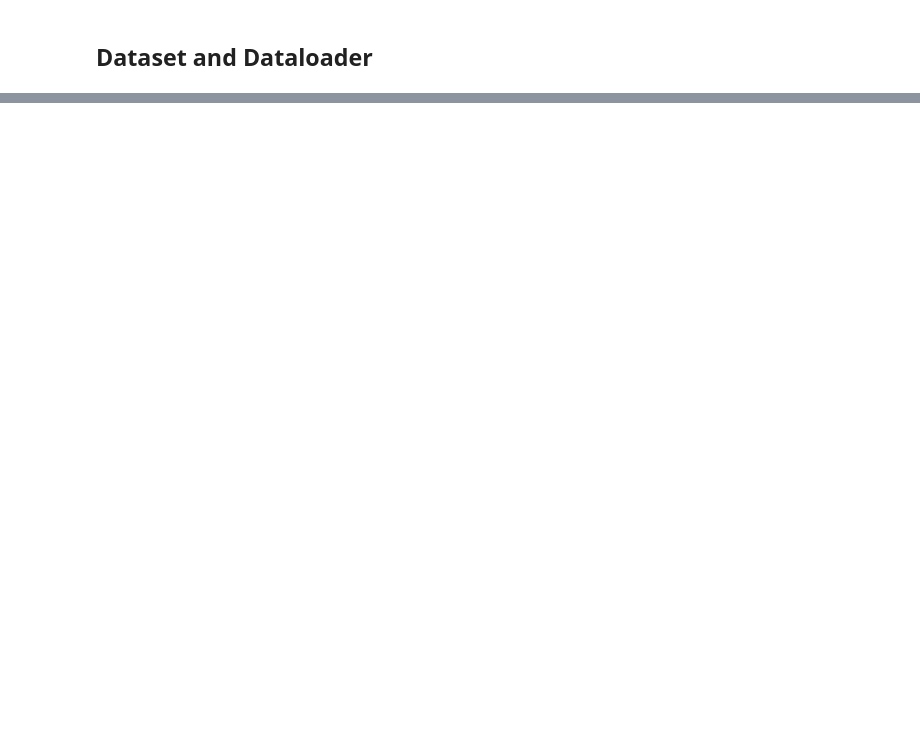
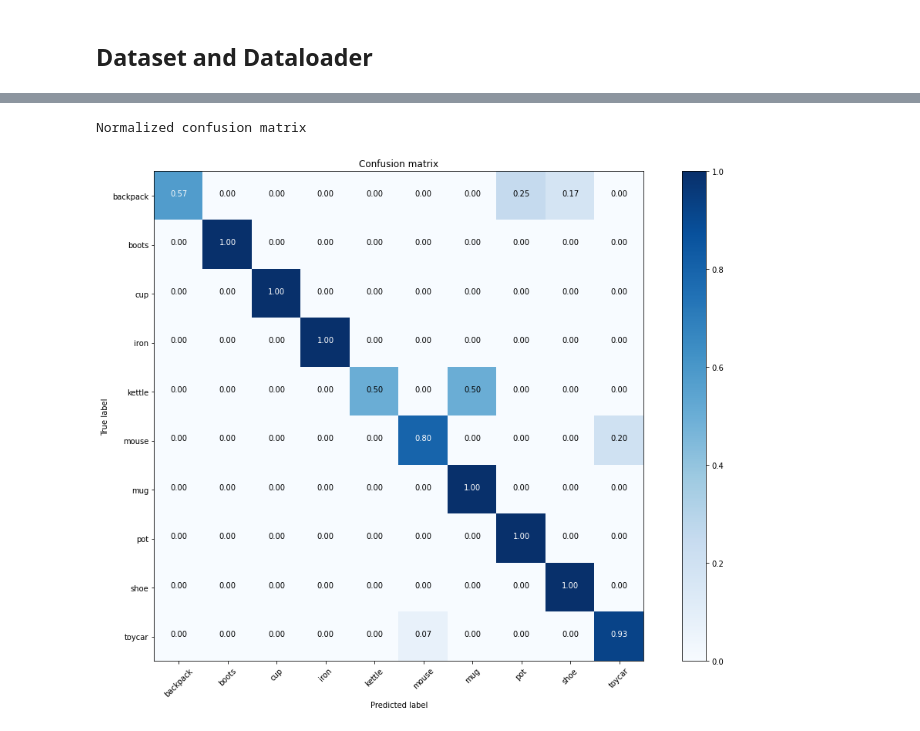
Before and after one commit to goddamnparticle/esogu_toyds, a Jupyter notebook: train_notebook.ipynb, the cells around one changed output, grey strips where cells are left out. Drawn from its saved outputs; the diff is of its cells as text; code cells hidden in the pictures; blank space fills up the shorter version.

```diff
--- a/train_notebook.ipynb
+++ b/train_notebook.ipynb
@@ -268,14 +300,6 @@ class PointNetSetAbstraction(nn.Module):
         self.group_all = group_all
 
     def forward(self, xyz, points):
-        """
-        Input:
-            xyz: input points position data, [B, C, N]
-            points: input points data, [B, D, N]
-        Return:
-            new_xyz: sampled points position data, [B, C, S]
-            new_points_concat: sample points feature data, [B, D', S]
-        """
         xyz = xyz.permute(0, 2, 1)
         if points is not None:
             points = points.permute(0, 2, 1)
@@ -292,7 +316,6 @@ class PointNetSetAbstraction(nn.Module):
         for i, conv in enumerate(self.mlp_convs):
             bn = self.mlp_bns[i]
             new_points = F.relu(bn(conv(new_points)))
-
         new_points = torch.max(new_points, 2)[0]
         new_xyz = new_xyz.permute(0, 2, 1)
         return new_xyz, new_points
@@ -343,4 +381,5 @@ classifier = PointNet(num_class=40, normal_channel=False).to('cuda')
 # %%
+classifier = PointNet(num_class=10, normal_channel=False).to('cuda')
 optimizer = torch.optim.Adam(
     classifier.parameters(),
     lr=1e-3,
@@ -384,0 +450,35 @@ for epoch in range(NUM_EPOCHS):
+# %%
+all_targets = torch.cat(all_targets)
+all_preds = torch.cat(all_preds)
+# %%
+con_matrix = confusion_matrix(all_targets, all_preds)
+
+# function from https://deeplizard.com/learn/video/0LhiS6yu2qQ
+def plot_confusion_matrix(cm, classes, normalize=False, title='Confusion matrix', cmap=plt.cm.Blues):
+    if normalize:
+        cm = cm.astype('float') / cm.sum(axis=1)[:, np.newaxis]
+        print("Normalized confusion matrix")
+    else:
+        print('Confusion matrix, without normalization')
+
+    plt.imshow(cm, interpolation='nearest', cmap=cmap)
+    plt.title(title)
+    plt.colorbar()
+    tick_marks = np.arange(len(classes))
+    plt.xticks(tick_marks, classes, rotation=45)
+    plt.yticks(tick_marks, classes)
+
+    fmt = '.2f' if normalize else 'd'
+    thresh = cm.max() / 2.
+    for i, j in itertools.product(range(cm.shape[0]), range(cm.shape[1])):
+        plt.text(j, i, format(cm[i, j], fmt), horizontalalignment="center", color="white" if cm[i, j] > thresh else "black")
+
+    plt.tight_layout()
+    plt.ylabel('True label')
+    plt.xlabel('Predicted label')
+# %%
+plt.figure(figsize=(14, 10))
+plot_confusion_matrix(con_matrix, train_dataset.classes, normalize=True)
+# %% [output]
+Normalized confusion matrix
+[figure, added]
```
Also changed, not shown: parts of 13 cells of this notebook, 3 other files.
